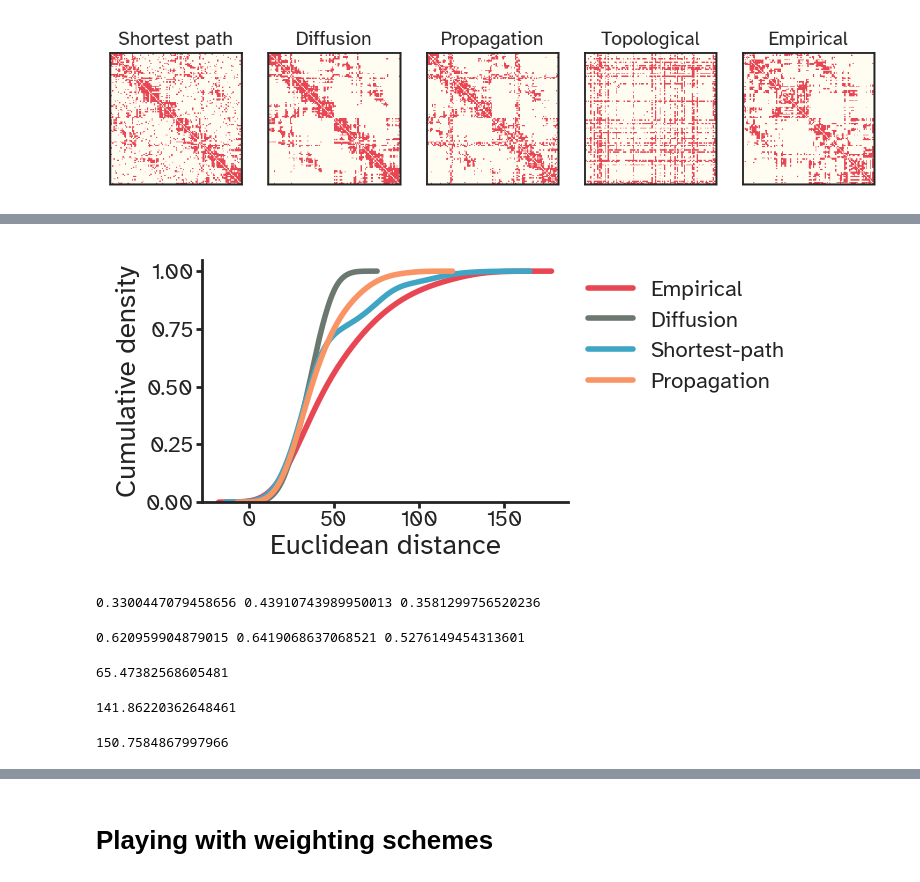
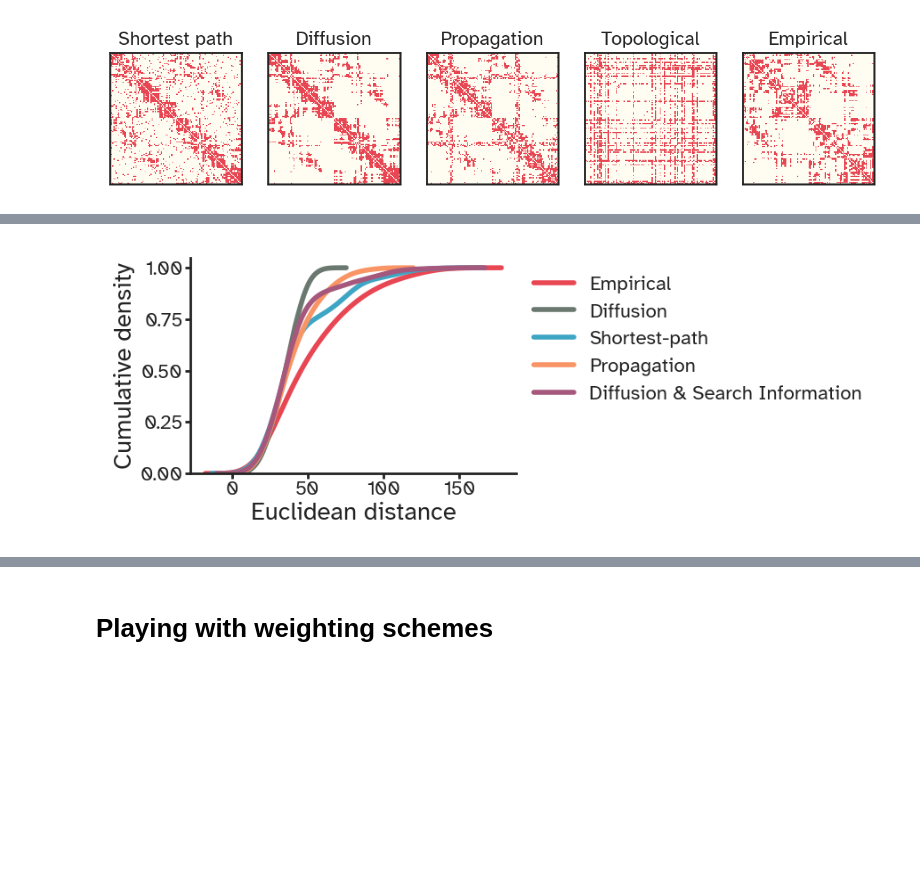
Before and after one commit to kuffmode/Optimal_networks, a Jupyter notebook: generative_analysis.ipynb, the cells around one changed output, grey strips where cells are left out. Cells and saved outputs as stored; diff of their text form; code cells hidden in the pictures; blank space fills up the shorter version.

```diff
--- a/generative_analysis.ipynb
+++ b/generative_analysis.ipynb
@@ -314,37 +298,0 @@ evaluate_adjacency(best_sp[:,:,0],connectivity)
-# %%
-SIMULATE = True
-if SIMULATE:
-    n_iterations = 3_000
-    n_nodes = connectivity.shape[0]
-    beta = np.full(n_iterations, 1)
-    noise = np.zeros(n_iterations)
-    penalty = np.zeros(n_iterations)
-    batch_size = np.full(n_iterations, 8)
-
-    start = 90
-    stop = 110
-    numsteps = stop - start
-    params = np.linspace(start, stop, numsteps)
-    scores = np.zeros(len(params))
-    histories = np.zeros((n_nodes, n_nodes, n_iterations, len(params)))
-    densities = np.zeros(len(params))
-    for ind, val in enumerate(params):
-        alpha = np.full(n_iterations, val)
-        histories[...,ind] = gen.simulate_network_evolution(
-            coordinates=coordinates,
-            n_iterations=n_iterations,
-            alpha=alpha,
-            beta=np.full(n_iterations, 1),
-            noise=noise,
-            distance_fn=gen.topological_distance,
-            connectivity_penalty=penalty,
-            n_jobs=-1,
-            random_seed=11,
-            batch_size=batch_size,
-        )
-        scores[ind] = density_distance(connectivity, histories[:,:,-1,ind])
-        densities[ind] = check_density(histories[:,:,-1,ind])
-        print(f"alpha {val:.2f} error: {scores[ind]:.2f}")
-    np.save("simulations/td_3k_res1_scores.npy",scores)
-    np.save("simulations/td_3k_res1_matrices.npy",histories)
-    np.save("simulations/td_3k_res1_densities.npy",densities)
@@ -460,49 +463,28 @@ sns.despine()
 # %%
 plt.figure(figsize=(viz.cm_to_inch((6,4))), dpi=200)
 sns.kdeplot(euclidean_dis[connectivity],
             label='Empirical',
             color=viz_colors["warms"]["LECKER_RED"],lw=2,
             bw_adjust=1.5,cumulative=True)
 
 sns.kdeplot(euclidean_dis[best_rd[:,:,-1].astype(bool)],
             label='Diffusion',lw=2,
             bw_adjust=1.5,cumulative=True)
 sns.kdeplot(euclidean_dis[best_sp[:,:,-1].astype(bool)],
             label='Shortest-path',lw=2,
             bw_adjust=1.5,cumulative=True)
 sns.kdeplot(euclidean_dis[best_pd[:,:,-1].astype(bool)],
             label='Propagation',lw=2,
             bw_adjust=1.5,cumulative=True)
 
+sns.kdeplot(euclidean_dis[histories[:,:,-1].astype(bool)],
+            label='Diffusion & Search Information',lw=2,
+            bw_adjust=1.5,cumulative=True)
+
 plt.xlabel('Euclidean distance')
 plt.ylabel('Cumulative density')
 plt.legend(bbox_to_anchor=(1,1),frameon=False)
 sns.despine()
-#plt.savefig("figures/res1_ed_cummulative_kdeplot.pdf",dpi=600,bbox_inches='tight');
+plt.savefig("figures/res1_ed_cummulative_kdeplot_sidd.pdf",dpi=600,bbox_inches='tight');
 # %% [output]
-[figure, old version]
+[figure, new version]
-# %%
-from bct import corr_flat_und
-print(corr_flat_und(connectivity,best_pd[:,:,-1]),
-corr_flat_und(connectivity,best_rd[:,:,-1]),
-corr_flat_und(connectivity,best_sp[:,:,-1]))
-# %% [output]
-0.3300447079458656 0.43910743989950013 0.3581299756520236
-# %%
-print(corr_flat_und(best_rd[:,:,-1],best_pd[:,:,-1]),
-corr_flat_und(best_sp[:,:,-1],best_rd[:,:,-1]),
-corr_flat_und(best_pd[:,:,-1],best_sp[:,:,-1]))
-# %% [output]
-0.620959904879015 0.6419068637068521 0.5276149454313601
-# %%
-euclidean_dis[best_rd[:,:,-1].astype(bool)].max()
-# %% [output]
-65.47382568605481
-# %%
-euclidean_dis[best_sp[:,:,-1].astype(bool)].max()
-# %% [output]
-141.86220362648461
-# %%
-euclidean_dis[connectivity.astype(bool)].max()
-# %% [output]
-150.7584867997966
```
Also changed, not shown: parts of 44 cells of this notebook, 27 other files.
